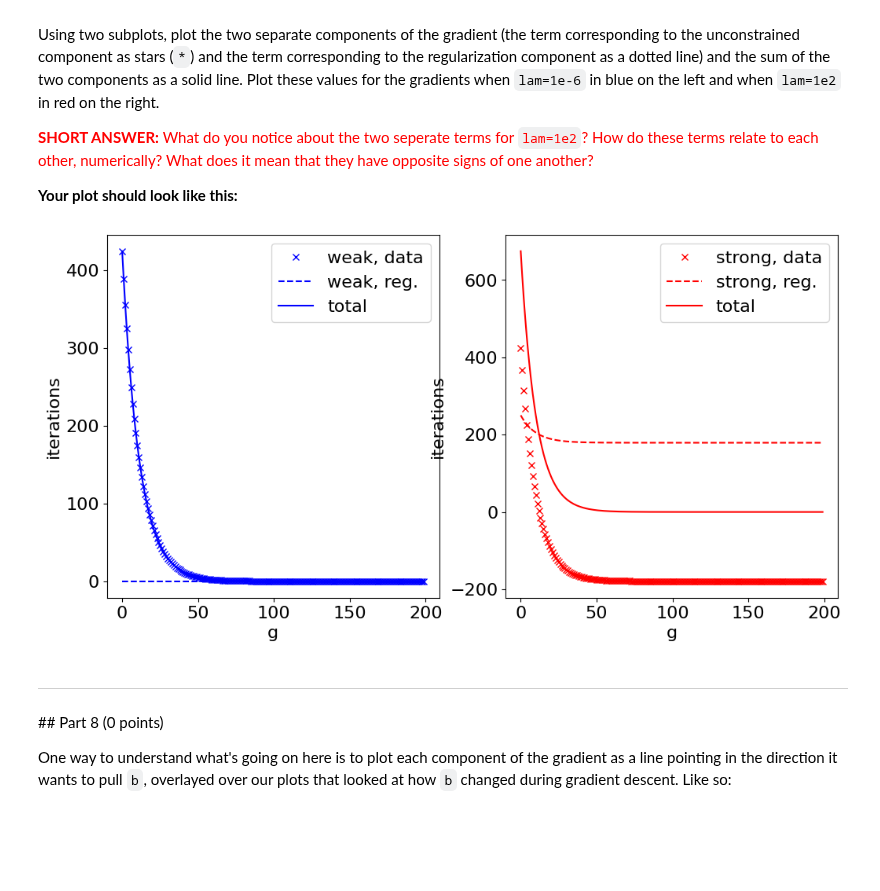
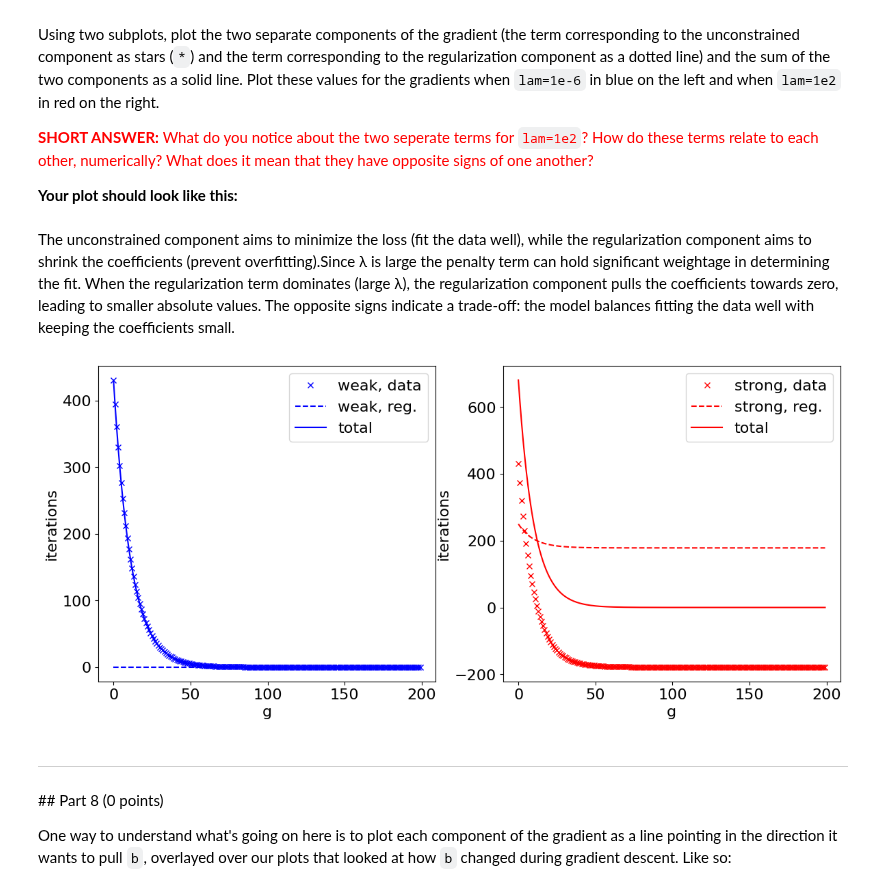
Before and after one commit to Urvi-M/BE559, a Jupyter notebook: Homework2_part3_v2.ipynb, the cells around one changed output. Cells and saved outputs as stored; diff of their text form; code cells hidden in the pictures; blank space fills up the shorter version.

```diff
--- a/Homework2_part3_v2.ipynb
+++ b/Homework2_part3_v2.ipynb
@@ -245,28 +245,31 @@ Using two subplots, plot the two separate components of the gradient (the term c
 <font color='red'>**SHORT ANSWER:** What do you notice about the two seperate terms for `lam=1e2`? How do these terms relate to each other, numerically? What does it mean that they have opposite signs of one another?
 
 **Your plot should look like this:**
+# %% [markdown]
+The unconstrained component aims to minimize the loss (fit the data well), while the regularization component aims to shrink the coefficients (prevent overfitting).Since λ is large the penalty term can hold significant weightage in determining the fit.
+When the regularization term dominates (large λ), the regularization component pulls the coefficients towards zero, leading to smaller absolute values. The opposite signs indicate a trade-off: the model balances fitting the data well with keeping the coefficients small.
 # %%
-plt.subplots(1, 2, figsize=(12, 6))
+plt.subplots(1, 2, figsize=(14, 6))
 plt.subplot(1,2,1)
 plt.plot(range(iters),gs ,'bx',label='weak, data')
 plt.plot(range(iters),R ,'b--',label='weak, reg.')
 total = [(gs[i]+R[i]) for i in range(iters)]
 plt.plot(range(iters),total ,'b',label='total')
 plt.xlabel('g')
 plt.ylabel('iterations')
 plt.legend()
 
 plt.subplot(1,2,2)
 plt.plot(range(iters), gs_big ,'rx',label='strong, data')
 plt.plot(range(iters), R_big,'r--',label='strong, reg.')
 total_big = [(gs_big[i]+R_big[i]) for i in range(iters)]
 plt.plot(range(iters), total_big,'r',label='total')
 plt.xlabel('g')
 plt.ylabel('iterations')
 plt.legend()
 plt.show()
 # %% [output]
-[figure, old version]
+[figure, new version]
 # %% [markdown]
 ---
 ## Part 8 (0 points)
```
Also changed, not shown: parts of 13 cells of this notebook.
